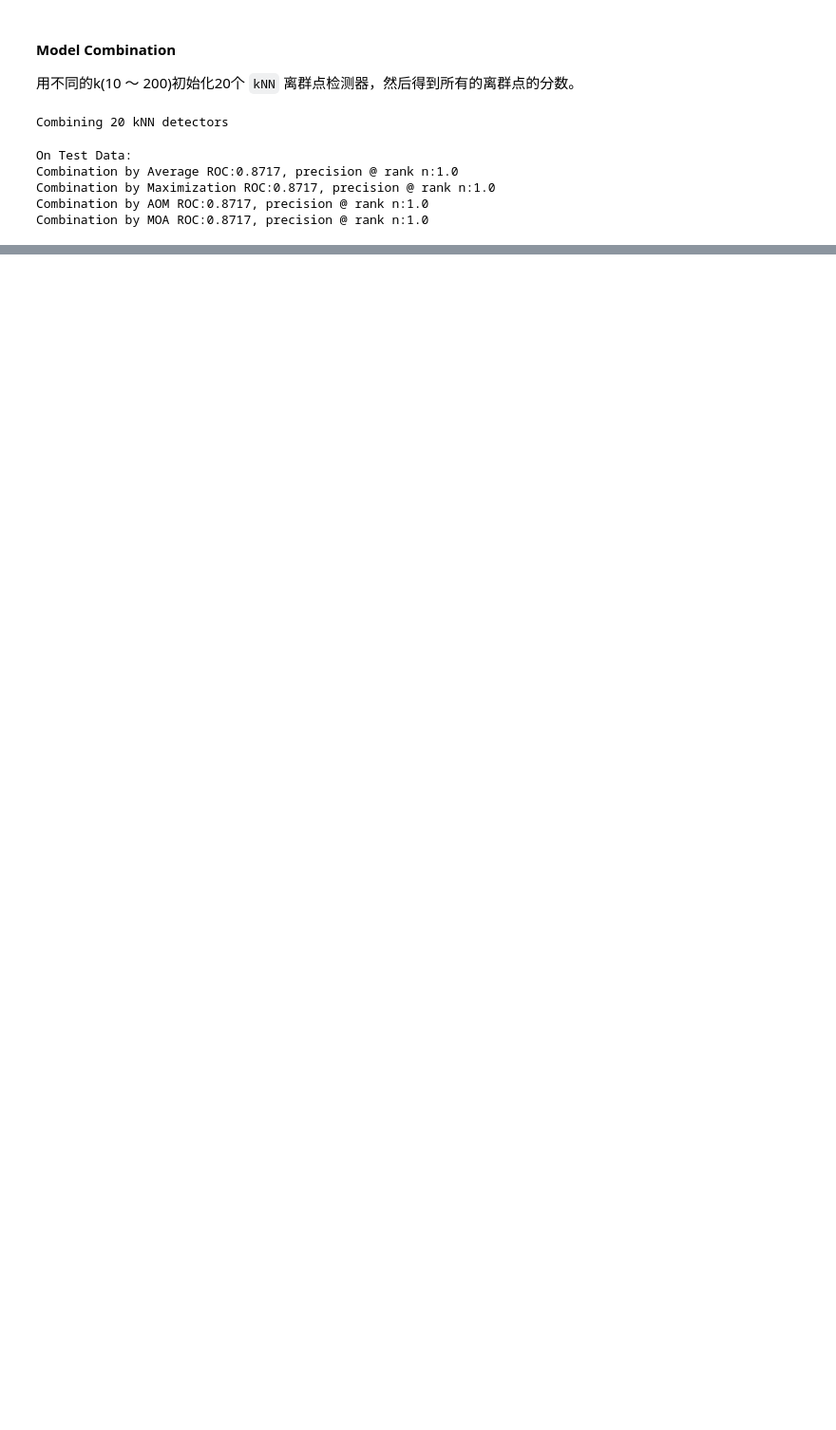
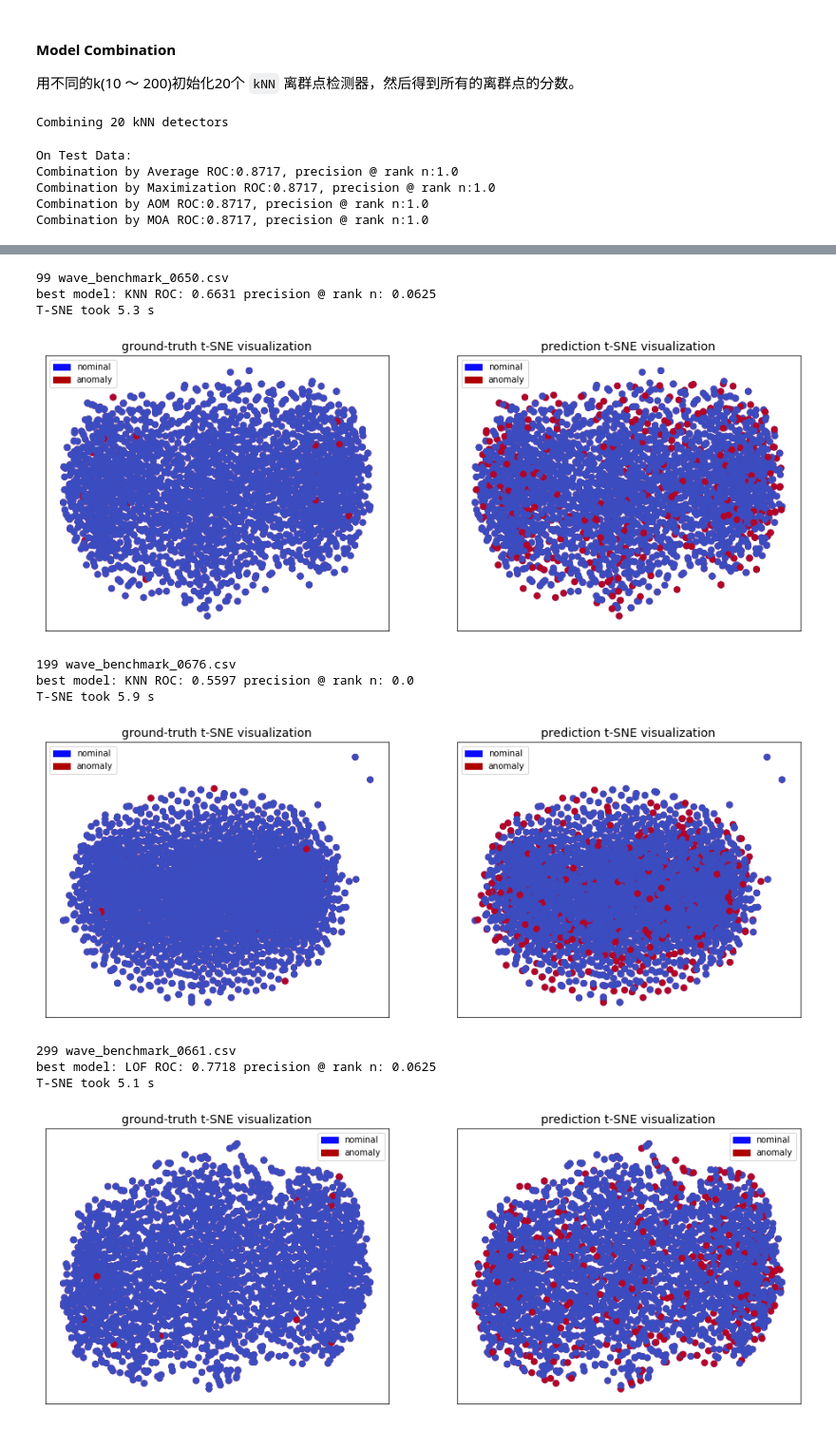
Before and after one commit to BinhuiXie/data_mining_project4, a Jupyter notebook: wave_anomaly_detection.ipynb, the cells around one changed output, grey strips where cells are left out. Shown at 95% size. Saved outputs shown, nothing was run; the diff lists cells and outputs as text; code cells hidden in the pictures; blank space fills up the shorter version.

Commit message:
wave

```diff
--- a/wave_anomaly_detection.ipynb
+++ b/wave_anomaly_detection.ipynb
@@ -366,0 +403,18 @@ run time: 06:26:56
+# %%
+# fit model in unsupervised manner and predict
+
+def model_evaluation(clf, data):
+
+    X_train, y_train = data_label_split(data)
+
+    clf.fit(X_train)
+
+    # get the prediction labels and outlier scores of the training data
+    y_train_pred = clf.labels_  # binary labels (0: inliers, 1: outliers)
+    y_train_scores = clf.decision_scores_  # raw outlier scores
+
+
+    roc, prn = evaluate(y_train, y_train_scores)
+
+
+    return y_train_pred, roc, prn
@@ -366,0 +455,49 @@ run time: 06:26:56
+# %%
+from pyod.models.knn import KNN
+from pyod.models.pca import PCA
+from pyod.models.lof import LOF
+import prettytable as pt
+
+# Add or replace models
+model_list = {'KNN': KNN(), 'PCA': PCA(), 'LOF': LOF()}
+
+tb = pt.PrettyTable( ['csv_file', 'model', 'ROC', 'precision @ rank n'])
+for i in range(len(benchmark_list)):
+
+    df = pd.read_csv(os.path.join(PAGEB_ROOT, benchmark_list[i]))
+
+    df = df.drop(['point.id', 'motherset', 'origin', 'original.label', 'diff.score'], axis=1)
+
+    best_roc = 0
+    best_model = None
+    best_pred = None
+    best_prn = None
+    for model in model_list:
+        y_train_pred, roc, prn = model_evaluation(model_list[model], df)
+        tb.add_row([benchmark_list[i], model, roc, prn])
+        if roc >= best_roc:
+            best_roc = roc
+            best_pred = y_train_pred
+            best_model = model
+            best_prn = prn
+
+    if (i + 1) % 100 == 0:
+        # visualize once / 100 files
+        print(i, benchmark_list[i])
+        print('best model:', best_model, 'ROC:', best_roc, 'precision @ rank n:', best_prn)
+        visualization(df, best_pred)
+
+print(tb)
+# %% [output]
+99 wave_benchmark_0650.csv
+best model: KNN ROC: 0.6631 precision @ rank n: 0.0625
+T-SNE took 5.3 s
+[figure, added]
+199 wave_benchmark_0676.csv
+best model: KNN ROC: 0.5597 precision @ rank n: 0.0
+T-SNE took 5.9 s
+[figure, added]
+299 wave_benchmark_0661.csv
+best model: LOF ROC: 0.7718 precision @ rank n: 0.0625
+T-SNE took 5.1 s
+[figure, added]
```
Also changed, not shown: parts of 8 cells of this notebook.
